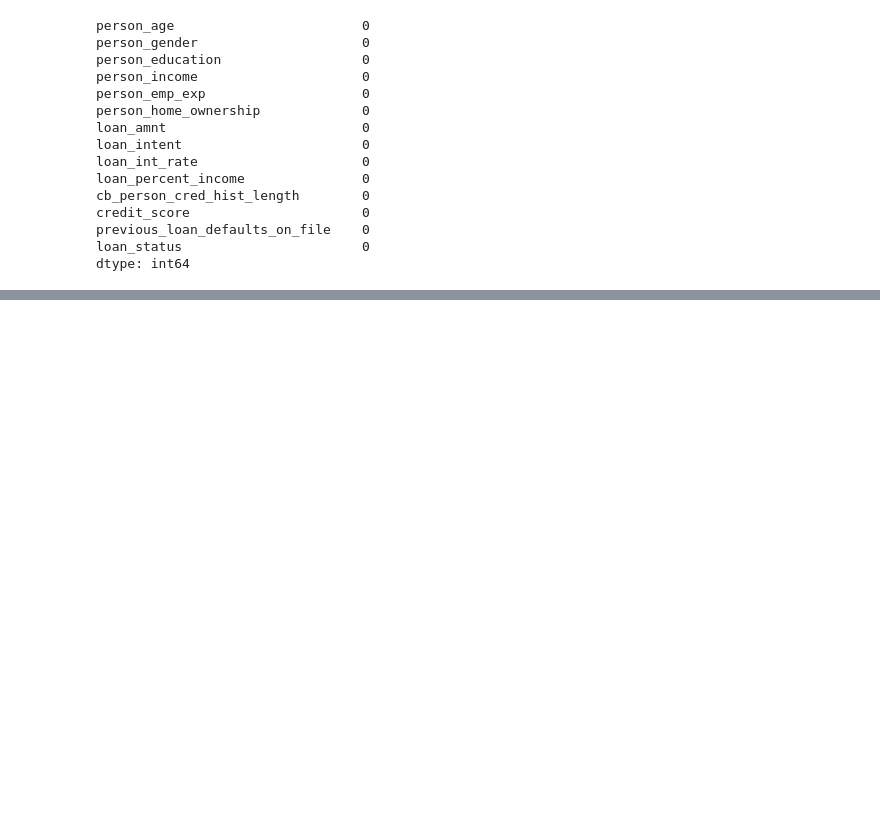
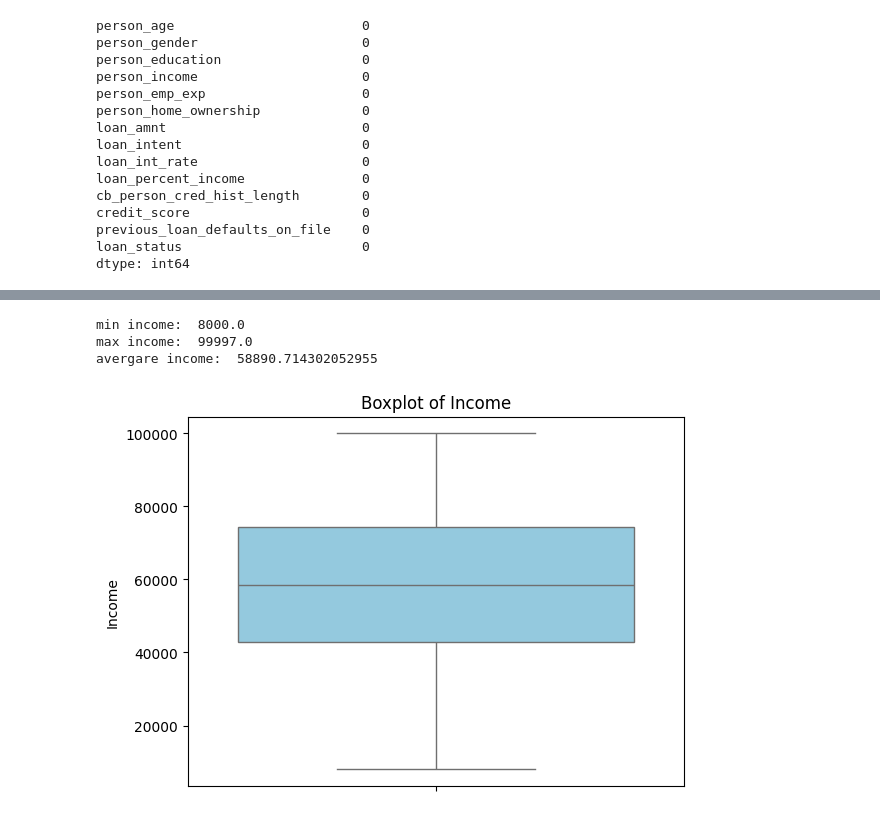
Before and after one commit to chaker88/ML-ZOOMCAMP-MidTermProject, a Jupyter notebook: notebook01_data_preprocessing.ipynb, the cells around one changed output, grey strips where cells are left out. Cells and saved outputs as stored; diff of their text form; code cells hidden in the pictures; blank space fills up the shorter version.

```diff
--- a/notebook01_data_preprocessing.ipynb
+++ b/notebook01_data_preprocessing.ipynb
@@ -33,0 +77,11 @@ dtype: int64
+# %%
+df["person_age"] = df["person_age"].astype('int')
+df = df[df["person_income"]<= 100000.00]
+df = df[df["person_age"] <= 100]
+# %%
+df["person_age"] = df["person_age"].astype('int')
+
+numerical_columns = [var for var in df.columns if df[var].dtype in("float64","int64")]
+categorical_columns = [var for var in df.columns if df[var].dtype not in("float64","int64")]
+print(f"Numerical columns: {numerical_columns}")
+print(f"\nCategorical columns: {categorical_columns}")
@@ -33,0 +138,15 @@ dtype: int64
+# %%
+print("min income: ",df["person_income"].min())
+print("max income: ",df["person_income"].max())
+print("avergare income: ",df["person_income"].mean())
+# %% [output]
+min income:  8000.0
+max income:  99997.0
+avergare income:  58890.714302052955
+# %%
+sns.boxplot(y=df['person_income'], color='skyblue')
+plt.title('Boxplot of Income')
+plt.ylabel('Income')
+plt.show()
+# %% [output]
+[figure, added]
```
Also changed, not shown: parts of 18 cells of this notebook.
